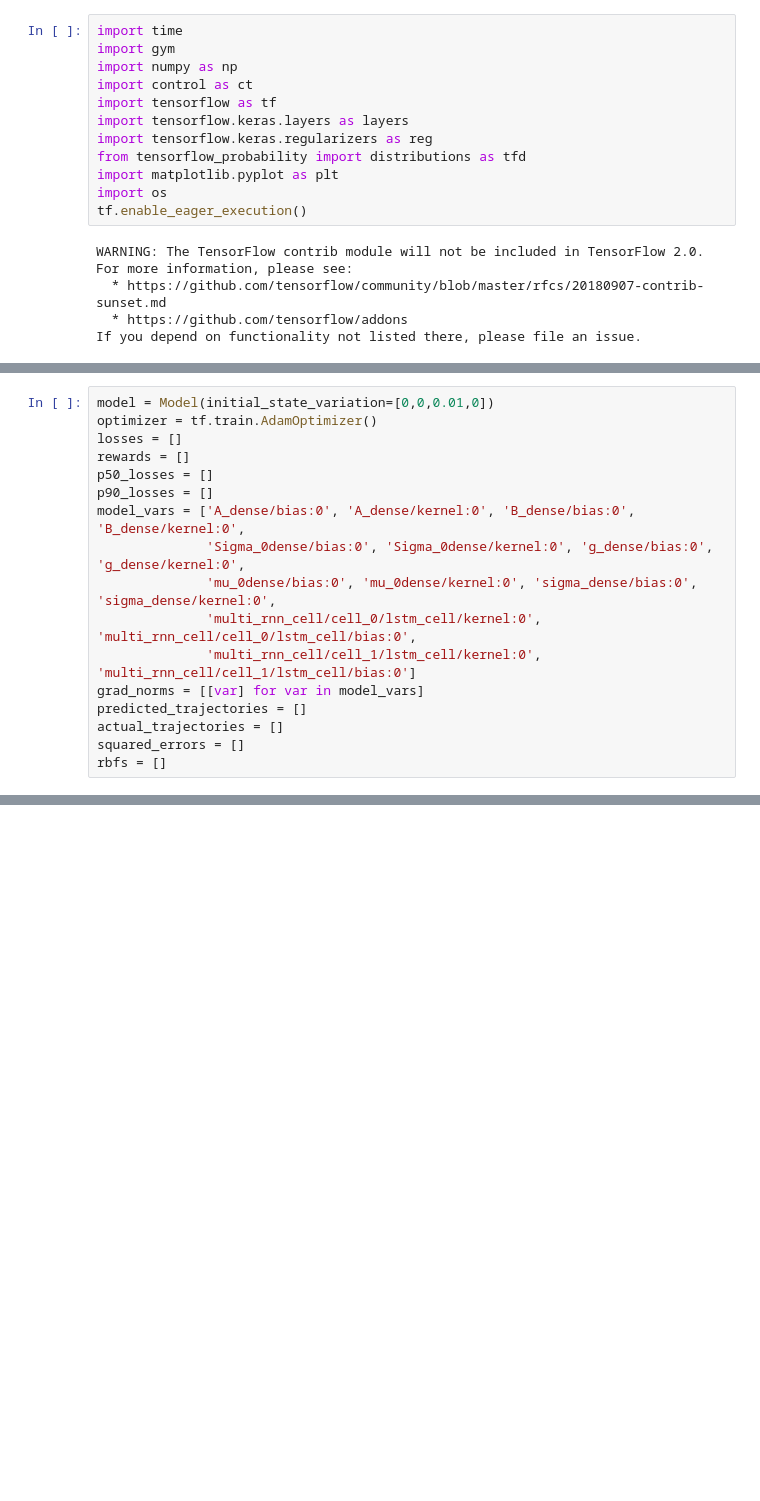
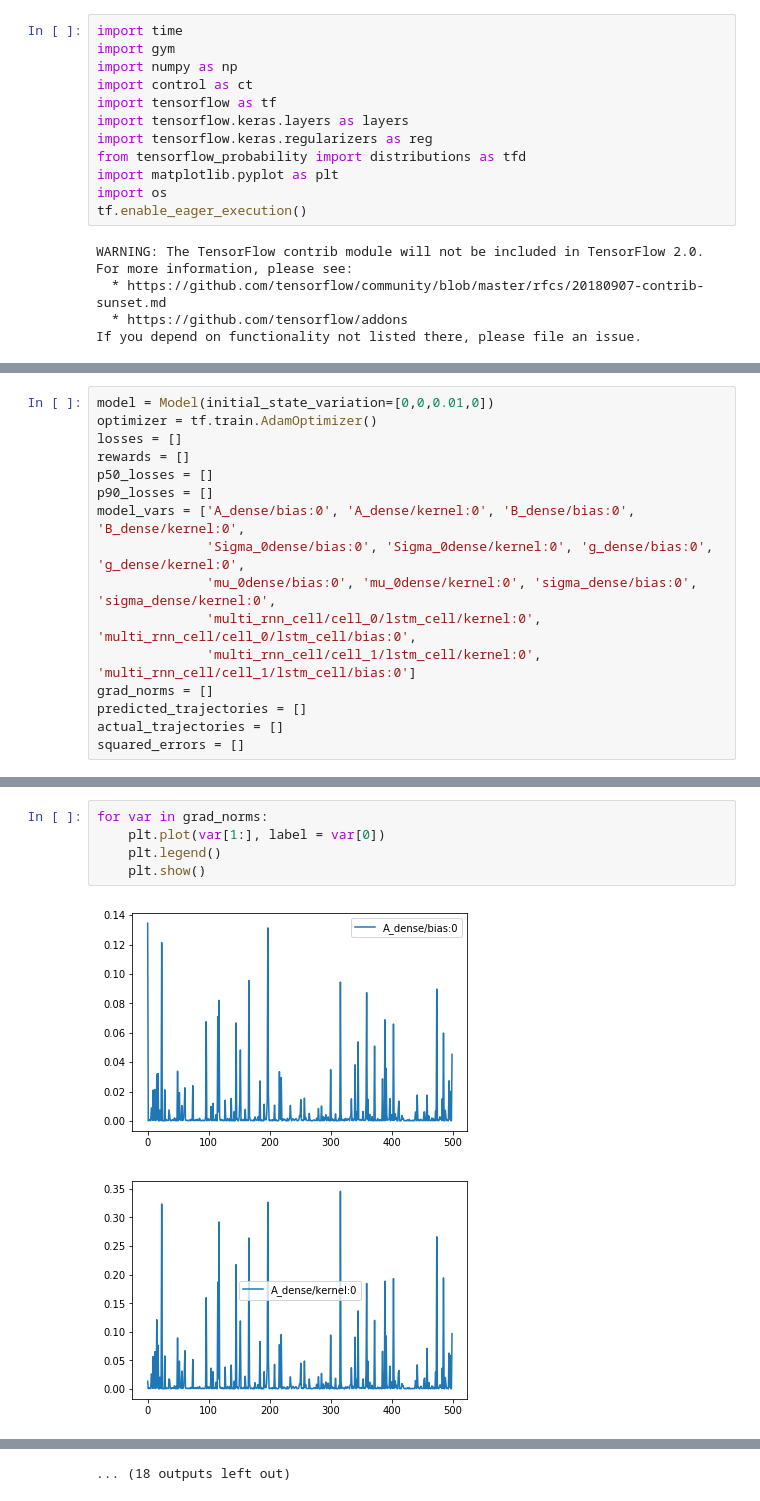
Before and after one commit to albalaka/DLQR, a Jupyter notebook: EagerExecutionAttempt.ipynb, the cells around one changed output, grey strips where cells are left out. Saved outputs shown, nothing was run; the diff lists cells and outputs as text; blank space fills up the shorter version.

```diff
--- a/EagerExecutionAttempt.ipynb
+++ b/EagerExecutionAttempt.ipynb
@@ -489,9 +494,8 @@ model_vars = ['A_dense/bias:0', 'A_dense/kernel:0', 'B_dense/bias:0', 'B_dense/k
               'mu_0dense/bias:0', 'mu_0dense/kernel:0', 'sigma_dense/bias:0', 'sigma_dense/kernel:0',
               'multi_rnn_cell/cell_0/lstm_cell/kernel:0', 'multi_rnn_cell/cell_0/lstm_cell/bias:0',
               'multi_rnn_cell/cell_1/lstm_cell/kernel:0', 'multi_rnn_cell/cell_1/lstm_cell/bias:0']
-grad_norms = [[var] for var in model_vars]
+grad_norms = []
 predicted_trajectories = []
 actual_trajectories = []
 squared_errors = []
-rbfs = []
 # %%
@@ -506,0 +522,8 @@ Last 50 averages: Loss: 904.9063978044696, reward: 81.28, loss/reward: 11.133198
+# %%
+for var in grad_norms:
+    plt.plot(var[1:], label = var[0])
+    plt.legend()
+    plt.show()
+# %% [output]
+[figure, added]
+[figure, added]
@@ -507 +540,2 @@ Last 50 averages: Loss: 904.9063978044696, reward: 81.28, loss/reward: 11.133198
+... (18 outputs left out)
 # %%
```
Also changed, not shown: parts of 16 cells of this notebook, 2 other files.
